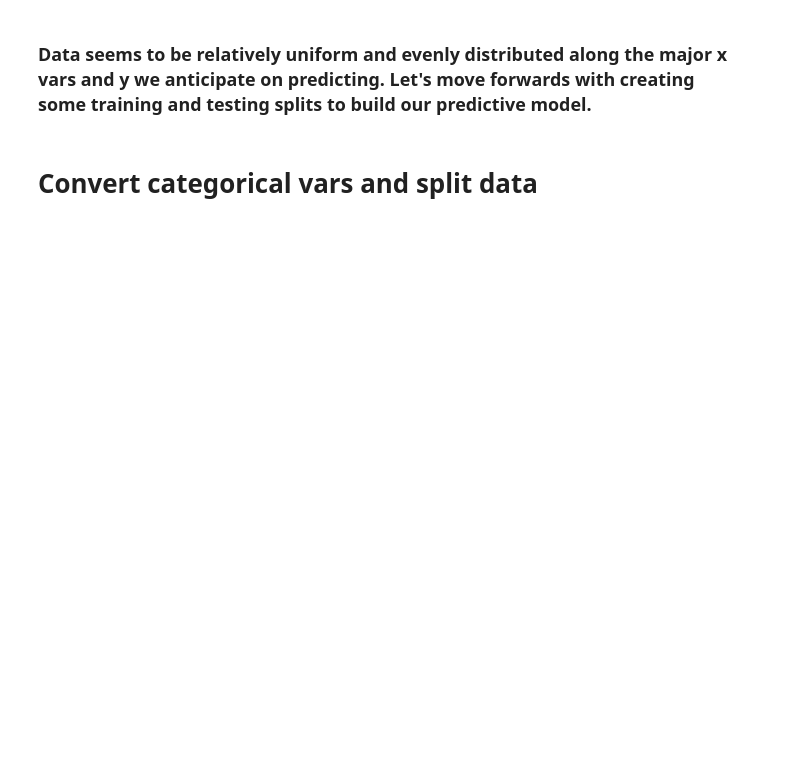
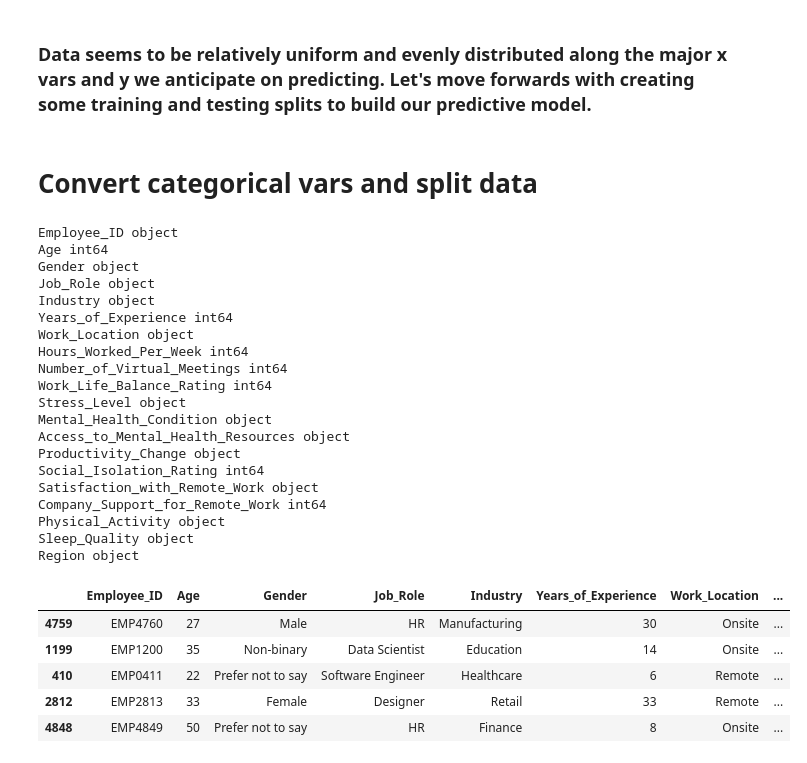
Before and after one commit to alfeng22/COMP562-Final-Project, a Jupyter notebook: data.ipynb, the cells around one changed output. Cells and saved outputs as stored; diff of their text form; code cells hidden in the pictures; blank space fills up the shorter version.

```diff
--- a/data.ipynb
+++ b/data.ipynb
@@ -129,3 +152,37 @@ plt.show()
 ### Data seems to be relatively uniform and evenly distributed along the major x vars and y we anticipate on predicting. Let's move forwards with creating some training and testing splits to build our predictive model.
 # %% [markdown]
 # Convert categorical vars and split data
+# %%
+df.columns
+
+for item in df.columns:
+    print(item, df[item].dtype)
+
+df.sample(5)
+# %% [output]
+Employee_ID object
+Age int64
+Gender object
+Job_Role object
+Industry object
+Years_of_Experience int64
+Work_Location object
+Hours_Worked_Per_Week int64
+Number_of_Virtual_Meetings int64
+Work_Life_Balance_Rating int64
+Stress_Level object
+Mental_Health_Condition object
+Access_to_Mental_Health_Resources object
+Productivity_Change object
+Social_Isolation_Rating int64
+Satisfaction_with_Remote_Work object
+Company_Support_for_Remote_Work int64
+Physical_Activity object
+Sleep_Quality object
+Region object
+|  | Employee_ID | Age | Gender | Job_Role | Industry | Years_of_Experience | Work_Location | ... |
+| 4759 | EMP4760 | 27 | Male | HR | Manufacturing | 30 | Onsite | ... |
+| 1199 | EMP1200 | 35 | Non-binary | Data Scientist | Education | 14 | Onsite | ... |
+| 410 | EMP0411 | 22 | Prefer not to say | Software Engineer | Healthcare | 6 | Remote | ... |
+| 2812 | EMP2813 | 33 | Female | Designer | Retail | 33 | Remote | ... |
+| 4848 | EMP4849 | 50 | Prefer not to say | HR | Finance | 8 | Onsite | ... |
```
Also changed, not shown: parts of 11 cells of this notebook.
